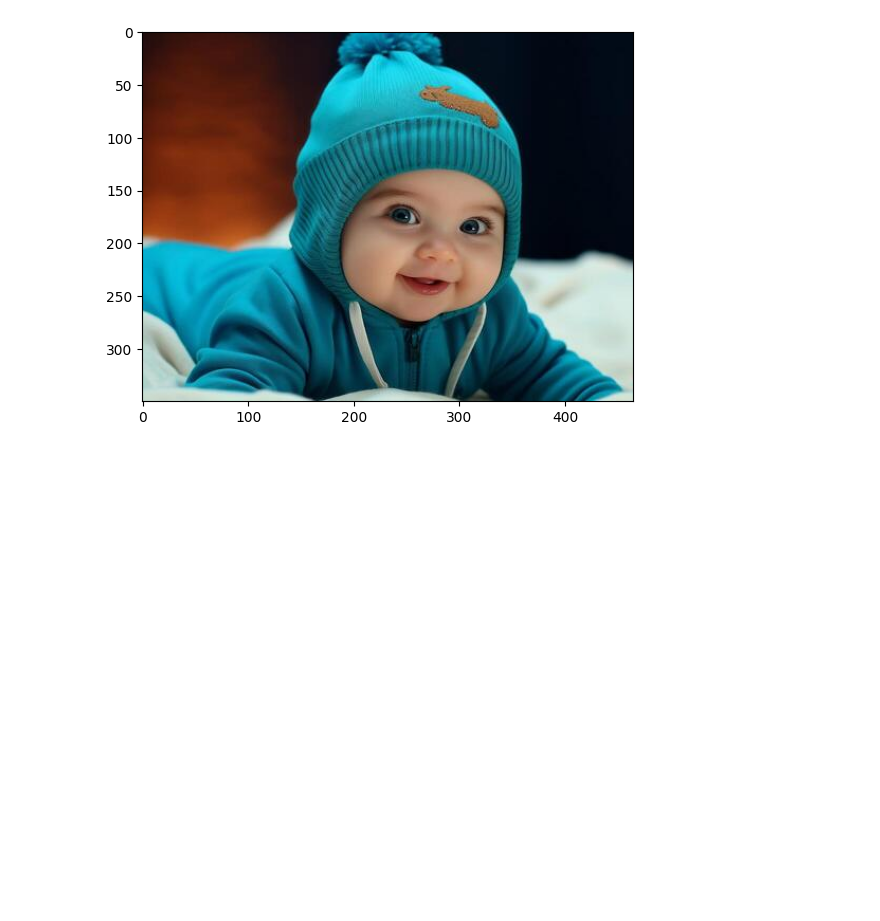
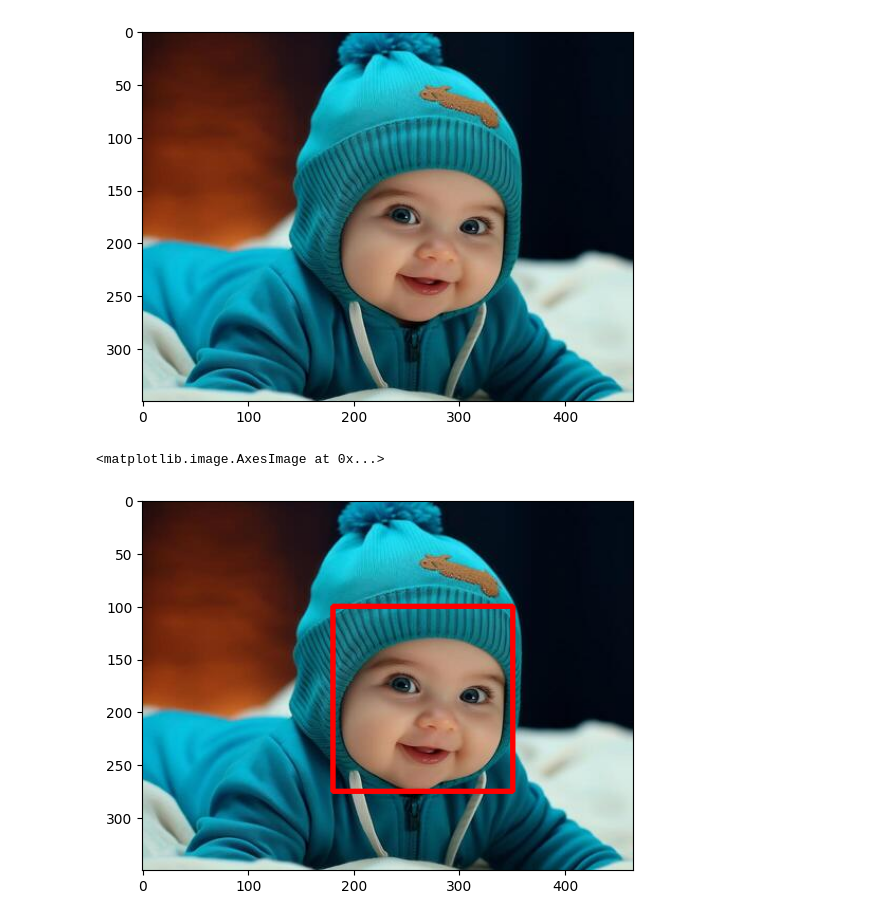
Before and after one commit to AshlinShaji/DL, a Jupyter notebook: Open_CV/Demo.ipynb, the cells around one changed output. Cells and saved outputs as stored; diff of their text form; code cells hidden in the pictures; blank space fills up the shorter version.

Commit message:
rectangle box

```diff
--- a/Open_CV/Demo.ipynb
+++ b/Open_CV/Demo.ipynb
@@ -183,3 +183,13 @@ plt.imshow(conv_img)
 # %% [output]
 <matplotlib.image.AxesImage at 0x...>
 [figure]
+# %%
+#Bounding Box
+#Rectangle
+#left top , Right Bottom
+#(180,100)  (350,275)
+cv2.rectangle(conv_img,pt1=(180,100),pt2=(350,275),color=(255,0,0),thickness=3)
+plt.imshow(conv_img)
+# %% [output]
+<matplotlib.image.AxesImage at 0x...>
+[figure, added]
```
Also changed, not shown: parts of 5 cells of this notebook.
